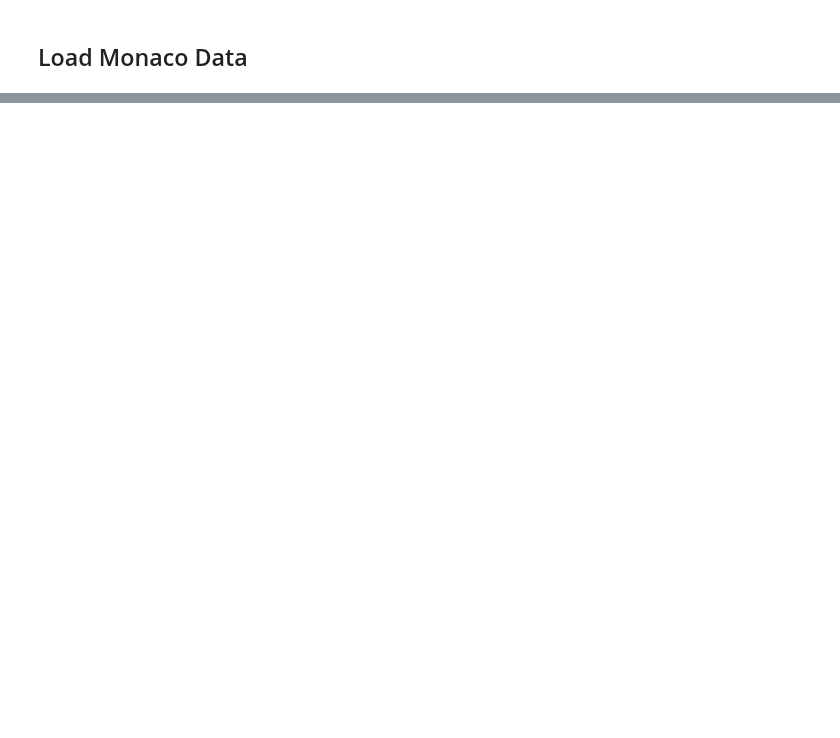
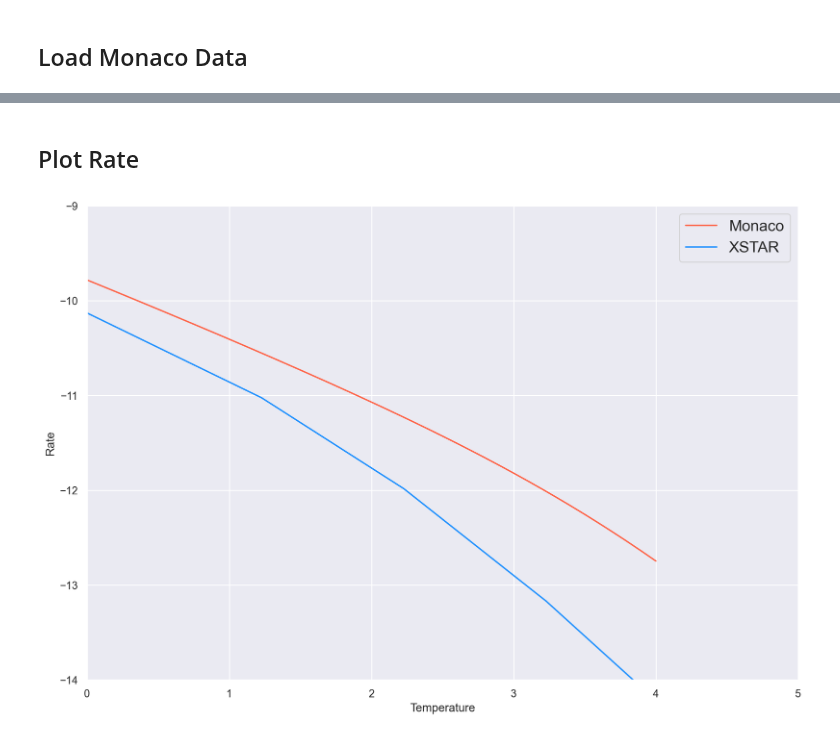
Before and after one commit to AtsushiTanimoto/AtomicDatabase, a Jupyter notebook: comparison.ipynb, the cells around one changed output, grey strips where cells are left out. Cells and saved outputs as stored; diff of their text form; code cells hidden in the pictures; blank space fills up the shorter version.

```diff
--- a/comparison.ipynb
+++ b/comparison.ipynb
@@ -304,0 +306,14 @@ Si01_Transition_monaco
+# %% [markdown]
+## Plot Rate
+# %%
+fi     = figure(figsize=(12,8),dpi=200)
+subplots_adjust(left=0.10, bottom=0.10, right=0.95, top=0.95)
+axis           ([+0e+0,+5e+0,-14e+0,-9e+0])
+plot           (log10(Si01_Recombination_monaco["Temperature"]), log10(Si01_Recombination_monaco["Rate"]), color="tomato"    , label="Monaco")
+plot           (log10(Si01_Recombination_xstar["Temperature"]) , log10(Si01_Recombination_xstar["Rate"]) , color="dodgerblue", label="XSTAR")
+legend         (fontsize=16, loc="upper right")
+xlabel         ("Temperature")
+ylabel         ("Rate")
+savefig        ("./figure/09.png")
+# %% [output]
+[figure, added]
```
Also changed, not shown: parts of 3 cells of this notebook.
